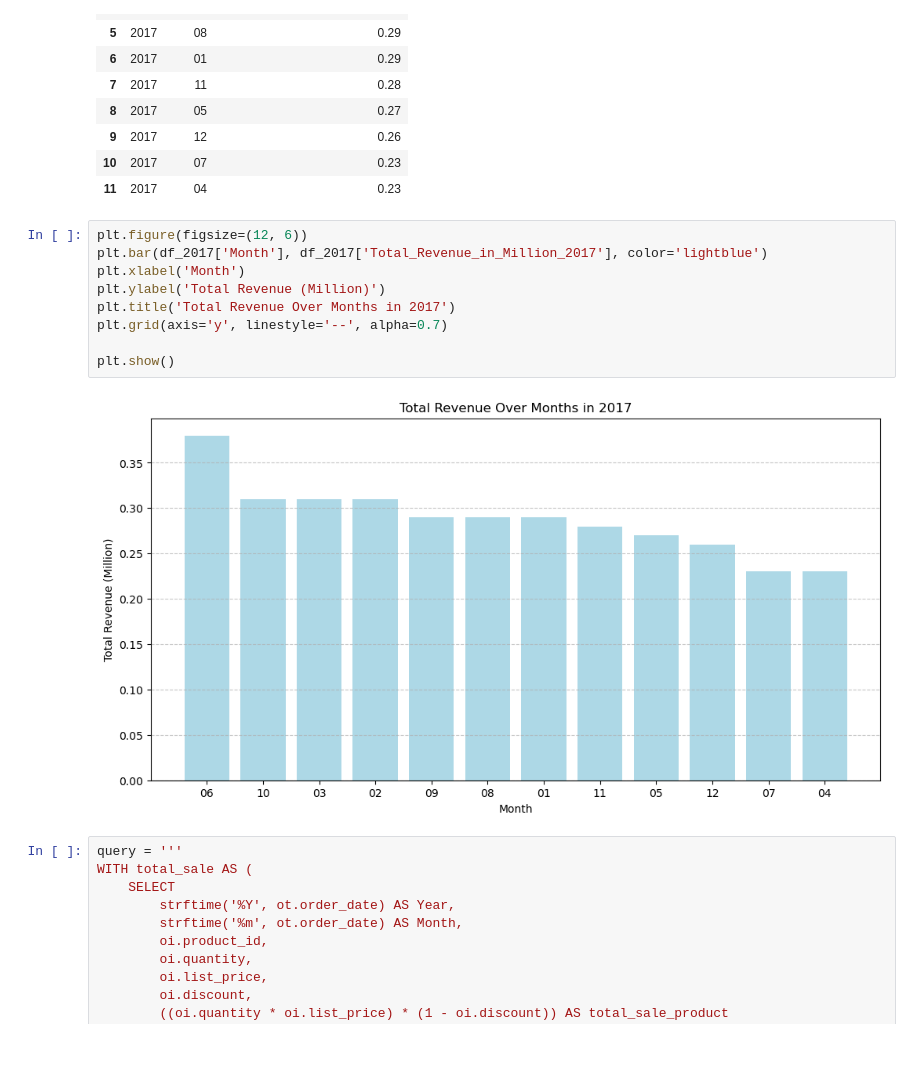
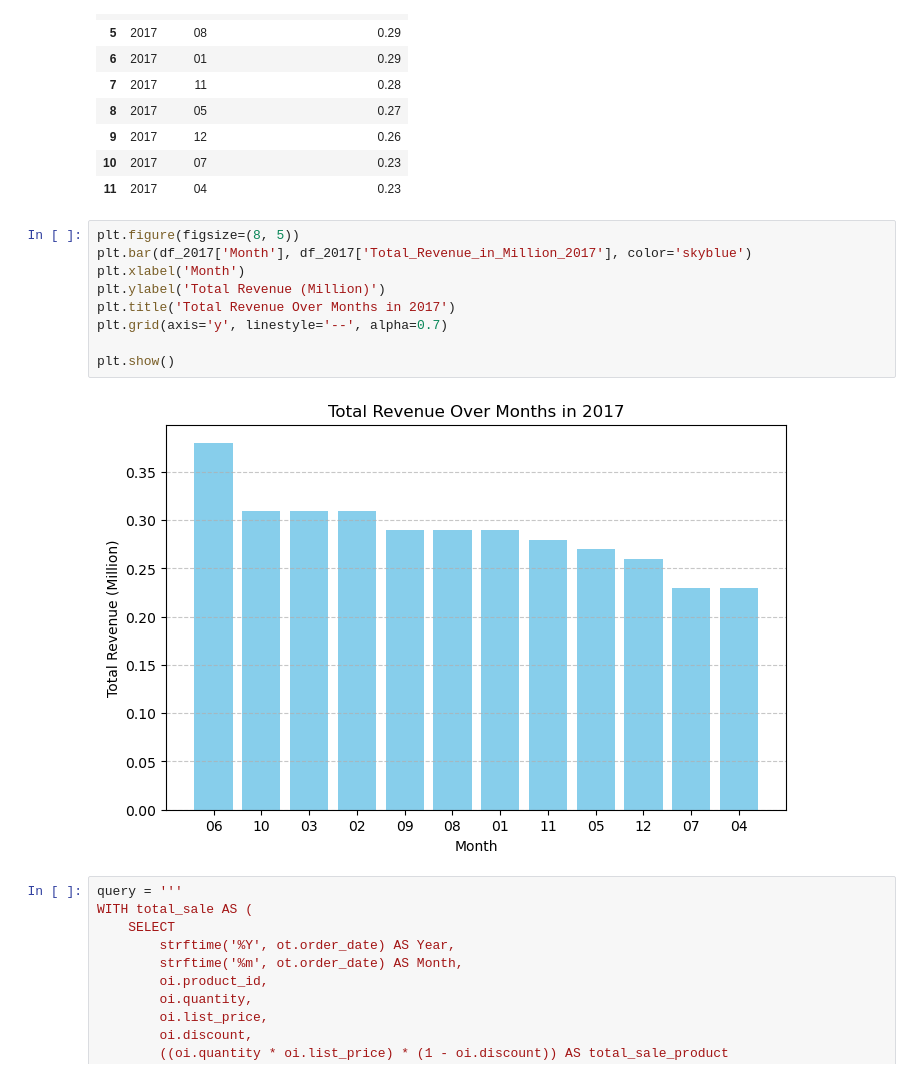
Before and after one commit to DiogocViana/Retail-Bike-Store-SQL-Notebook, a Jupyter notebook: Retail Bike Store.ipynb, the cells around one changed output. Saved outputs shown, nothing was run; the diff lists cells and outputs as text; blank space fills up the shorter version.

```diff
--- a/Retail Bike Store.ipynb
+++ b/Retail Bike Store.ipynb
@@ -957,16 +973,16 @@ df_2017
 | 10 | 2017 | 07 | 0.23 |
 | 11 | 2017 | 04 | 0.23 |
 # %%
-plt.figure(figsize=(12, 6))
-plt.bar(df_2017['Month'], df_2017['Total_Revenue_in_Million_2017'], color='lightblue')
+plt.figure(figsize=(8, 5))
+plt.bar(df_2017['Month'], df_2017['Total_Revenue_in_Million_2017'], color='skyblue')
 plt.xlabel('Month')
 plt.ylabel('Total Revenue (Million)')
 plt.title('Total Revenue Over Months in 2017')
 plt.grid(axis='y', linestyle='--', alpha=0.7)
 
 plt.show()
 # %% [output]
-[figure, old version]
+[figure, new version]
 # %%
 query = '''
 WITH total_sale AS (
```
Also changed, not shown: parts of 34 cells of this notebook.
